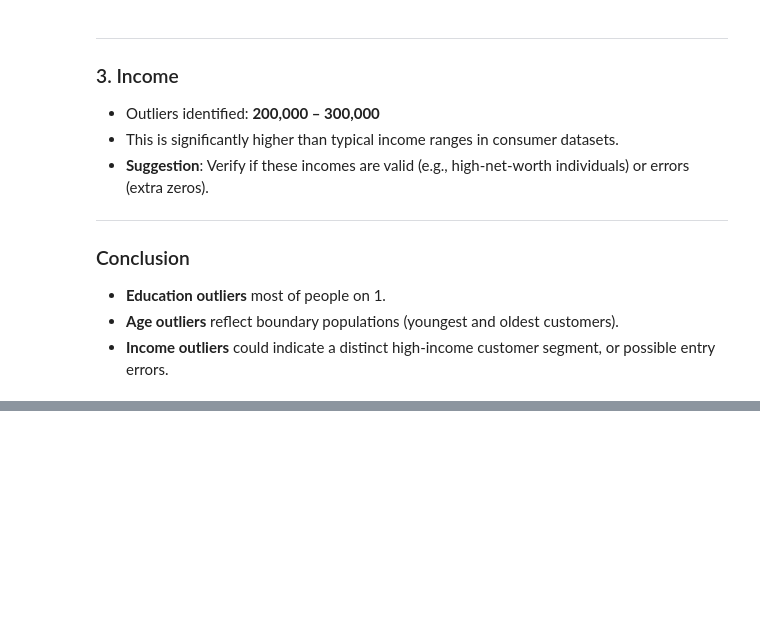
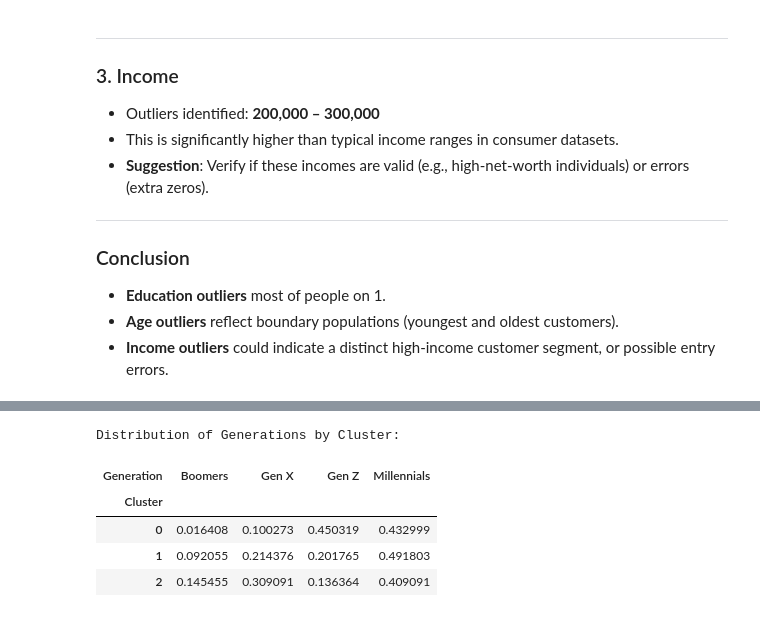
Before and after one commit to youssefelzahar/choc_factor, a Jupyter notebook: notebook.ipynb, the cells around one changed output, grey strips where cells are left out. Cells and saved outputs as stored; diff of their text form; code cells hidden in the pictures; blank space fills up the shorter version.

```diff
--- a/notebook.ipynb
+++ b/notebook.ipynb
@@ -201,0 +277,37 @@ We identified potential outliers in three variables:
+# %%
+import pandas as pd
+
+# نفترض إن عندك DataFrame اسمه seg_data
+# فيه الأعمدة: Age, Cluster
+
+# دالة لتحديد الجيل حسب العمر
+def get_generation(age):
+    if 13 <= age <= 28:
+        return "Gen Z"
+    elif 29 <= age <= 44:
+        return "Millennials"
+    elif 45 <= age <= 60:
+        return "Gen X"
+    elif 61 <= age <= 79:
+        return "Boomers"
+    else:
+        return "Other"
+
+# نضيف عمود الجيل
+seg_data["Generation"] = seg_data["Age"].apply(get_generation)
+
+# توزيع الأجيال في كل Cluster
+gen_cluster_dist = seg_data.groupby("Cluster")["Generation"].value_counts(normalize=True).unstack().fillna(0)
+
+print("Distribution of Generations by Cluster:\n")
+gen_cluster_dist
+
+# متوسط العمر لكل Cluster للمراجعة
+#print("\nAverage Age per Cluster:")
+# %% [output]
+Distribution of Generations by Cluster:
+| Generation | Boomers | Gen X | Gen Z | Millennials |
+| Cluster |  |  |  |  |
+| 0 | 0.016408 | 0.100273 | 0.450319 | 0.432999 |
+| 1 | 0.092055 | 0.214376 | 0.201765 | 0.491803 |
+| 2 | 0.145455 | 0.309091 | 0.136364 | 0.409091 |
```
Also changed, not shown: parts of 32 cells of this notebook, 4 other files.
